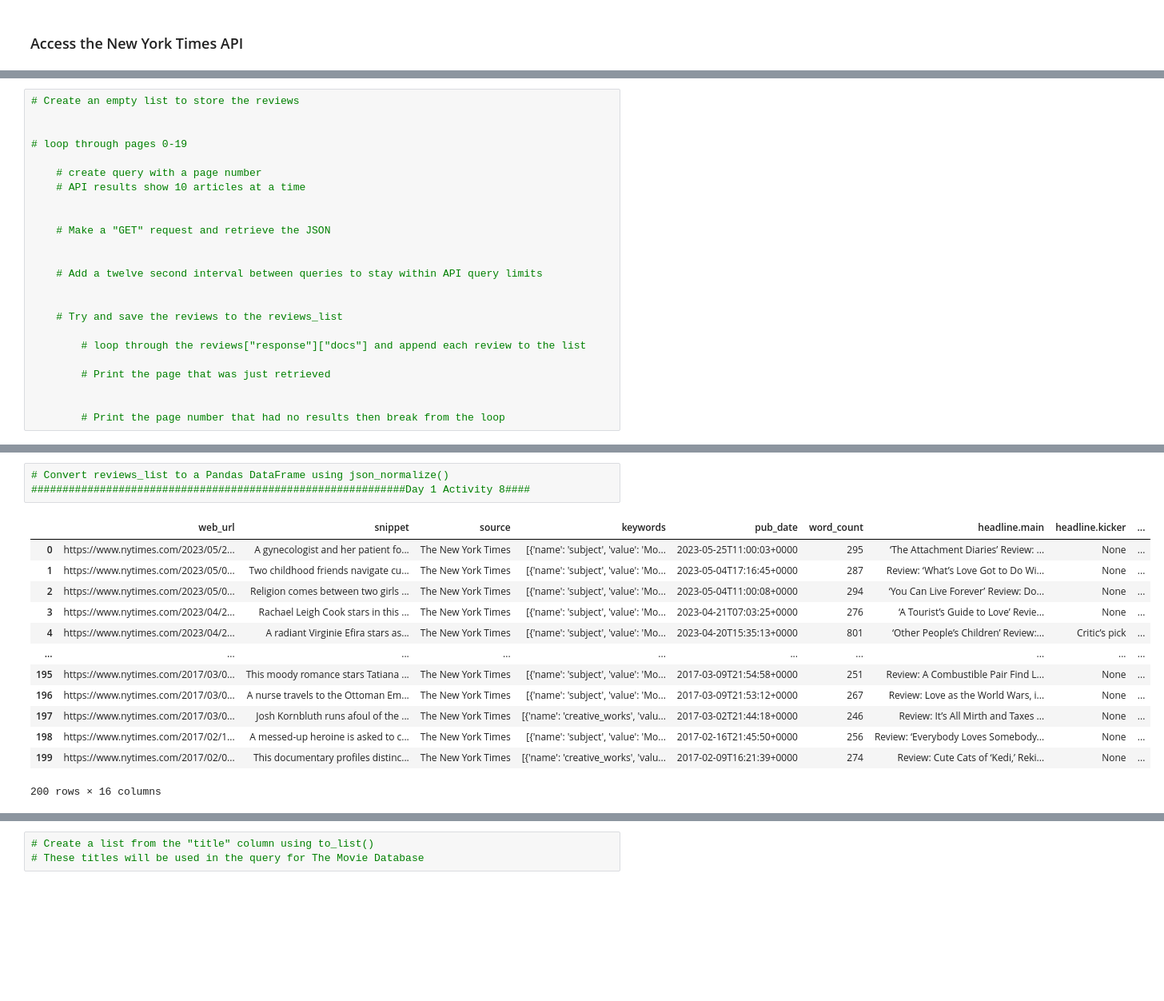
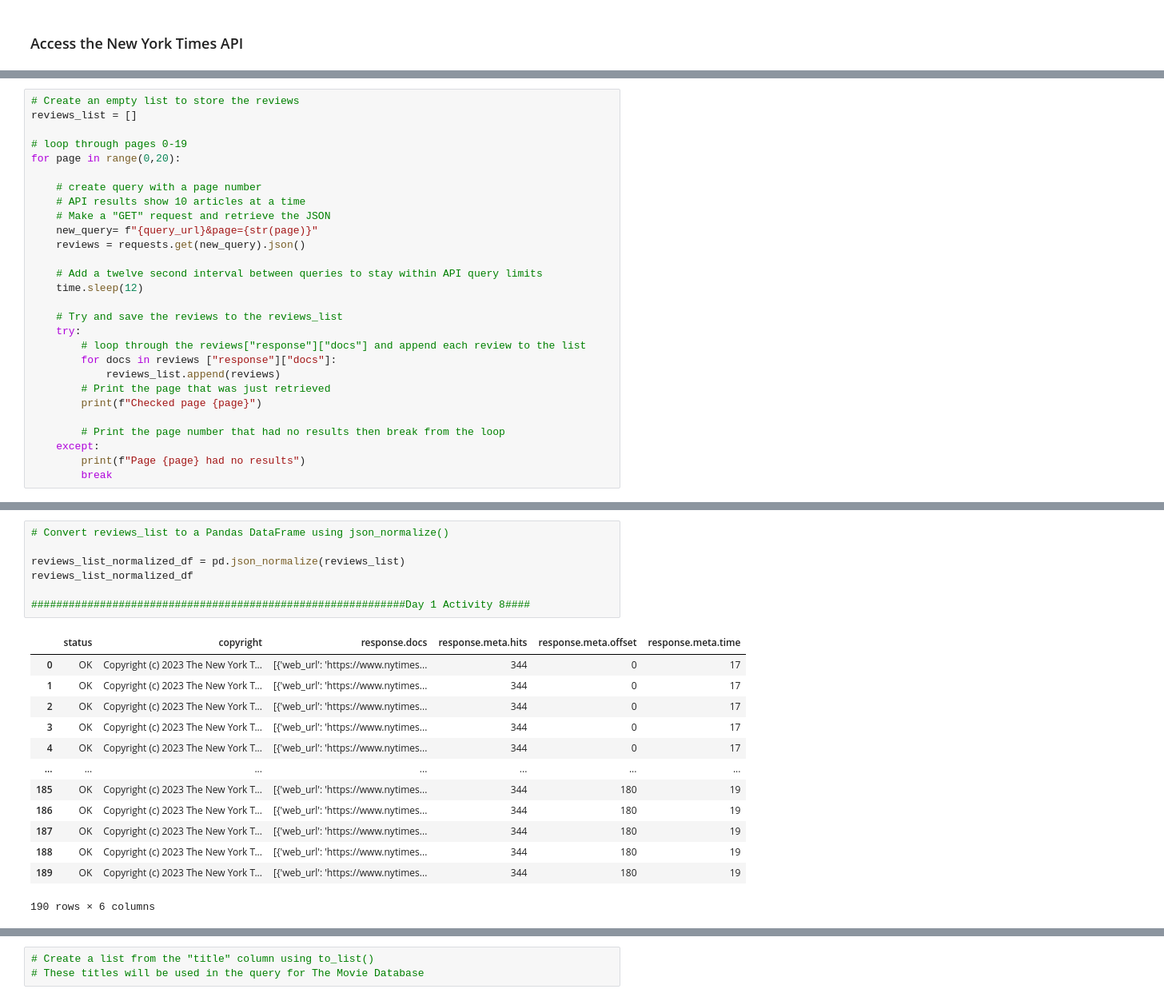
Before and after one commit to sonjabaro/data-sourcing-challenge, a Jupyter notebook: retrieve_movie_data.ipynb, the cells around one changed output, grey strips where cells are left out. Shown: that part at 80% size. Drawn from its saved outputs; the diff is of its cells as text; blank space fills up the shorter version.

```diff
--- a/retrieve_movie_data.ipynb
+++ b/retrieve_movie_data.ipynb
@@ -140,27 +98,31 @@ A snippet from the article: “The Pretty One” stars Zoe Kazan as a pair of tw
 # %%
 # Create an empty list to store the reviews
-
+reviews_list = []
 
 # loop through pages 0-19
+for page in range(0,20):
 
     # create query with a page number
     # API results show 10 articles at a time
-
-
     # Make a "GET" request and retrieve the JSON
-
+    new_query= f"{query_url}&page={str(page)}"
+    reviews = requests.get(new_query).json()
 
     # Add a twelve second interval between queries to stay within API query limits
-
+    time.sleep(12)
 
     # Try and save the reviews to the reviews_list
-
+    try:
         # loop through the reviews["response"]["docs"] and append each review to the list
-
+        for docs in reviews ["response"]["docs"]:
+            reviews_list.append(reviews)
         # Print the page that was just retrieved
-
+        print(f"Checked page {page}")
 
         # Print the page number that had no results then break from the loop
+    except:
+        print(f"Page {page} had no results")
+        break
 # %% [output]
 Checked page 0
 Checked page 1
@@ -207,20 +182,24 @@ Checked page 19
 # %%
 # Convert reviews_list to a Pandas DataFrame using json_normalize()
+
+reviews_list_normalized_df = pd.json_normalize(reviews_list)
+reviews_list_normalized_df
+
 ############################################################Day 1 Activity 8####
 # %% [output]
-|  | web_url | snippet | source | keywords | pub_date | word_count | headline.main | headline.kicker | ... |
-| 0 | https://www.nytimes.com/2023/05/2... | A gynecologist and her patient fo... | The New York Times | [{'name': 'subject', 'value': 'Mo... | 2023-05-25T11:00:03+0000 | 295 | ‘The Attachment Diaries’ Review: ... | None | ... |
-| 1 | https://www.nytimes.com/2023/05/0... | Two childhood friends navigate cu... | The New York Times | [{'name': 'subject', 'value': 'Mo... | 2023-05-04T17:16:45+0000 | 287 | Review: ‘What’s Love Got to Do Wi... | None | ... |
-| 2 | https://www.nytimes.com/2023/05/0... | Religion comes between two girls ... | The New York Times | [{'name': 'subject', 'value': 'Mo... | 2023-05-04T11:00:08+0000 | 294 | ‘You Can Live Forever’ Review: Do... | None | ... |
-| 3 | https://www.nytimes.com/2023/04/2... | Rachael Leigh Cook stars in this ... | The New York Times | [{'name': 'subject', 'value': 'Mo... | 2023-04-21T07:03:25+0000 | 276 | ‘A Tourist’s Guide to Love’ Revie... | None | ... |
-| 4 | https://www.nytimes.com/2023/04/2... | A radiant Virginie Efira stars as... | The New York Times | [{'name': 'subject', 'value': 'Mo... | 2023-04-20T15:35:13+0000 | 801 | ‘Other People’s Children’ Review:... | Critic’s pick | ... |
-| ... | ... | ... | ... | ... | ... | ... | ... | ... | ... |
-| 195 | https://www.nytimes.com/2017/03/0... | This moody romance stars Tatiana ... | The New York Times | [{'name': 'subject', 'value': 'Mo... | 2017-03-09T21:54:58+0000 | 251 | Review: A Combustible Pair Find L... | None | ... |
-| 196 | https://www.nytimes.com/2017/03/0... | A nurse travels to the Ottoman Em... | The New York Times | [{'name': 'subject', 'value': 'Mo... | 2017-03-09T21:53:12+0000 | 267 | Review: Love as the World Wars, i... | None | ... |
-| 197 | https://www.nytimes.com/2017/03/0... | Josh Kornbluth runs afoul of the ... | The New York Times | [{'name': 'creative_works', 'valu... | 2017-03-02T21:44:18+0000 | 246 | Review: It’s All Mirth and Taxes ... | None | ... |
-| 198 | https://www.nytimes.com/2017/02/1... | A messed-up heroine is asked to c... | The New York Times | [{'name': 'subject', 'value': 'Mo... | 2017-02-16T21:45:50+0000 | 256 | Review: ‘Everybody Loves Somebody... | None | ... |
-| 199 | https://www.nytimes.com/2017/02/0... | This documentary profiles distinc... | The New York Times | [{'name': 'creative_works', 'valu... | 2017-02-09T16:21:39+0000 | 274 | Review: Cute Cats of ‘Kedi,’ Reki... | None | ... |
+|  | status | copyright | response.docs | response.meta.hits | response.meta.offset | response.meta.time |
+| 0 | OK | Copyright (c) 2023 The New York T... | [{'web_url': 'https://www.nytimes... | 344 | 0 | 17 |
+| 1 | OK | Copyright (c) 2023 The New York T... | [{'web_url': 'https://www.nytimes... | 344 | 0 | 17 |
+| 2 | OK | Copyright (c) 2023 The New York T... | [{'web_url': 'https://www.nytimes... | 344 | 0 | 17 |
+| 3 | OK | Copyright (c) 2023 The New York T... | [{'web_url': 'https://www.nytimes... | 344 | 0 | 17 |
+| 4 | OK | Copyright (c) 2023 The New York T... | [{'web_url': 'https://www.nytimes... | 344 | 0 | 17 |
+| ... | ... | ... | ... | ... | ... | ... |
+| 185 | OK | Copyright (c) 2023 The New York T... | [{'web_url': 'https://www.nytimes... | 344 | 180 | 19 |
+| 186 | OK | Copyright (c) 2023 The New York T... | [{'web_url': 'https://www.nytimes... | 344 | 180 | 19 |
+| 187 | OK | Copyright (c) 2023 The New York T... | [{'web_url': 'https://www.nytimes... | 344 | 180 | 19 |
+| 188 | OK | Copyright (c) 2023 The New York T... | [{'web_url': 'https://www.nytimes... | 344 | 180 | 19 |
+| 189 | OK | Copyright (c) 2023 The New York T... | [{'web_url': 'https://www.nytimes... | 344 | 180 | 19 |
-200 rows × 16 columns
+190 rows × 6 columns
 # %%
 # Extract the title from the "headline.main" column and
 # save it to a new column "title"
```
Also changed, not shown: parts of 9 cells of this notebook, 1 other file.
